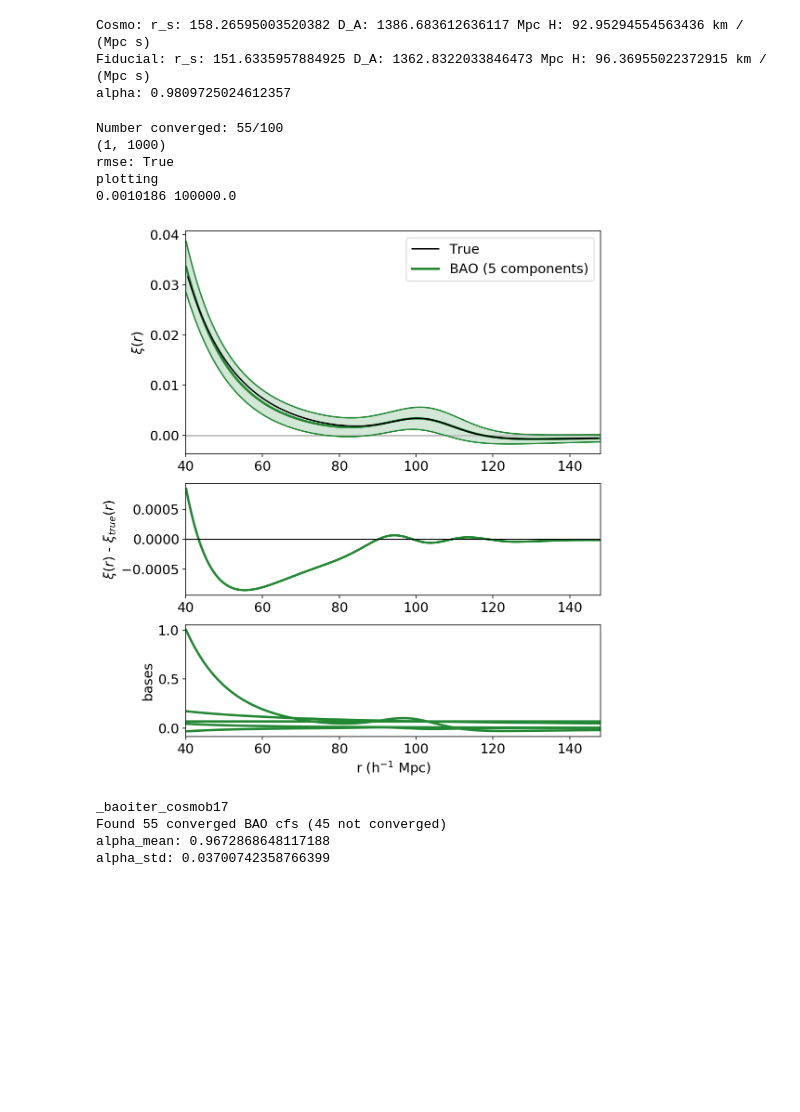
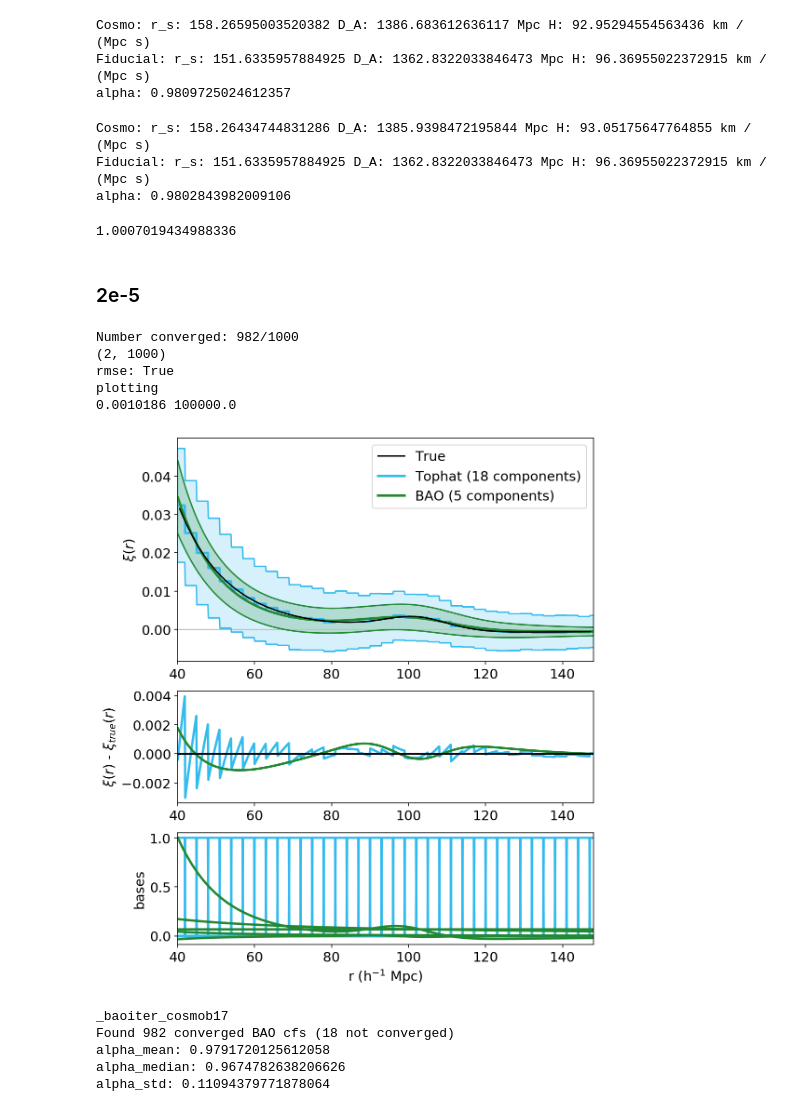
Before and after one commit to kstoreyf/continuous-estimator, a Jupyter notebook: code/z057_mocks_2020-08-12.ipynb, the cells around one changed output. Drawn from its saved outputs; the diff is of its cells as text; code cells hidden in the pictures; blank space fills up the shorter version.

```diff
--- a/code/z057_mocks_2020-08-12.ipynb
+++ b/code/z057_mocks_2020-08-12.ipynb
@@ -55,7 +51,7 @@ def load_data(cat_tag, cf_tag, Nrealizations=100, return_amps=False):
                 continue
         else:
             cf_fn = '{}/cf{}{}_rlz{}.npy'.format(result_dir, cf_tag, cat_tag, Nr)
-            r_avg, xi, amps, proj, extra = np.load(cf_fn, allow_pickle=True)
+            r_avg, xi, amp, proj, extra = np.load(cf_fn, allow_pickle=True)
         rs.append(r_avg)
         xis.append(xi)
         amps.append(amp)
@@ -103,6 +99,7 @@ def plot_continuous(cat_tag, cf_tags, Nrealizations=100, colors=None, labels=Non
     rs = []
     r_arrs = []
     cf_arrs = []
+    bases = None
     if show_bases:
         bases = []
 
@@ -258,29 +275,46 @@ alpha_true = bao_utils.compute_alpha(z, cosmo_planck, cosmo_b17) #1st is truth,
 Cosmo: r_s: 158.26595003520382 D_A: 1386.683612636117 Mpc H: 92.95294554563436 km / (Mpc s)
 Fiducial: r_s: 151.6335957884925 D_A: 1362.8322033846473 Mpc H: 96.36955022372915 km / (Mpc s)
 alpha: 0.9809725024612357
+# %%
+cosmo_b17 = bao_utils.get_cosmo('b17')
+cosmo_planck = bao_utils.get_cosmo('planck')
+
+z = 0.57
+alpha_true = bao_utils.compute_alpha(z, cosmo_planck, cosmo_b17) #1st is truth, 2nd is fiducial
+# %% [output]
+Cosmo: r_s: 158.26434744831286 D_A: 1385.9398472195844 Mpc H: 93.05175647764855 km / (Mpc s)
+Fiducial: r_s: 151.6335957884925 D_A: 1362.8322033846473 Mpc H: 96.36955022372915 km / (Mpc s)
+alpha: 0.9802843982009106
+# %%
+0.9809725024612357/0.9802843982009106
+# %% [output]
+1.0007019434988336
+# %% [markdown]
+### 2e-5
 # %%
-cat_tag = '_L750_n5e-5_z057'
-cf_tags = ['_baoiter_cosmob17']
-colors = [cbao]
-labels = ['BAO (5 components)']
+cat_tag = '_L750_n2e-5_z057'
+cf_tags = ['_tophat_bw3', '_baoiter_cosmob17']
+colors = [ctopmany, cbao]
+labels = ['Tophat (18 components)', 'BAO (5 components)']
 
-ax = plot_continuous(cat_tag, cf_tags, colors=colors, labels=labels, peak_fit=False, Nrealizations=100)
+ax = plot_continuous(cat_tag, cf_tags, colors=colors, labels=labels, peak_fit=False, Nrealizations=1000)
 # %% [output]
-Number converged: 55/100
-(1, 1000)
+Number converged: 982/1000
+(2, 1000)
 rmse: True
 plotting
 0.0010186 100000.0
-[figure, old version]
+[figure, new version]
 # %%
-cat_tag = '_L750_n5e-5_z057'
+cat_tag = '_L750_n2e-5_z057'
 cf_tag = '_baoiter_cosmob17'
-alphas = bao_utils.calc_alpha(cat_tag, cf_tag, realizations=range(100))
+alphas = bao_utils.calc_alpha(cat_tag, cf_tag, realizations=range(1000))
 # %% [output]
 _baoiter_cosmob17
-Found 55 converged BAO cfs (45 not converged)
-alpha_mean: 0.9672868648117188
-alpha_std: 0.03700742358766399
+Found 982 converged BAO cfs (18 not converged)
+alpha_mean: 0.9791720125612058
+alpha_median: 0.9674782638206626
+alpha_std: 0.11094379771878064
 # %%
 plt.hist(alphas, bins=15)
 plt.axvline(alpha_true, color='black')
```
Also changed, not shown: parts of 115 cells of this notebook.
